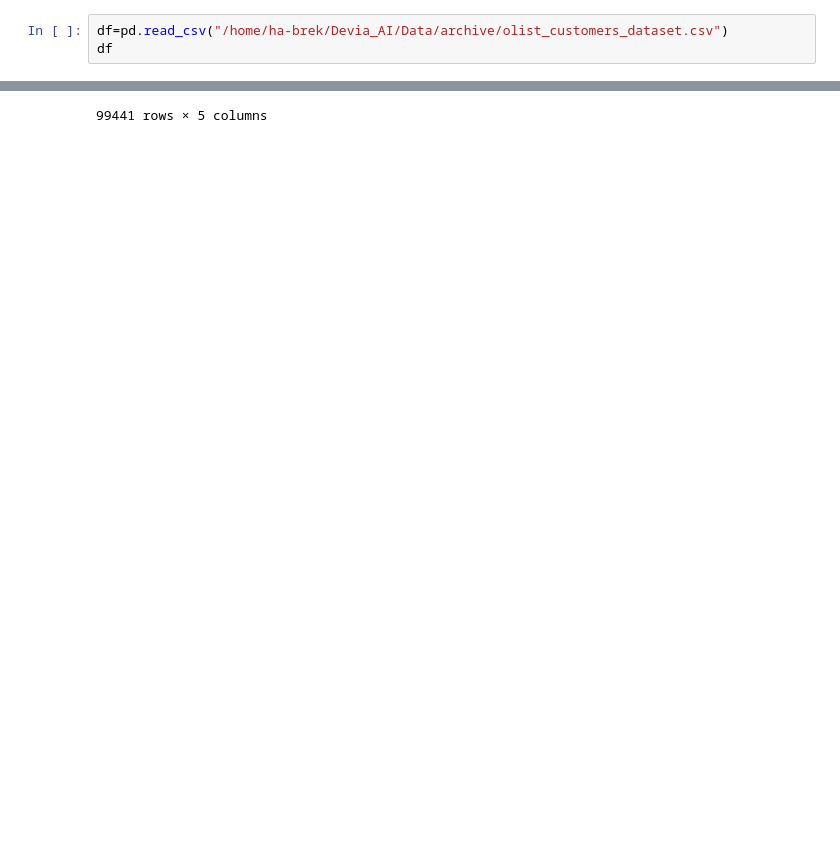
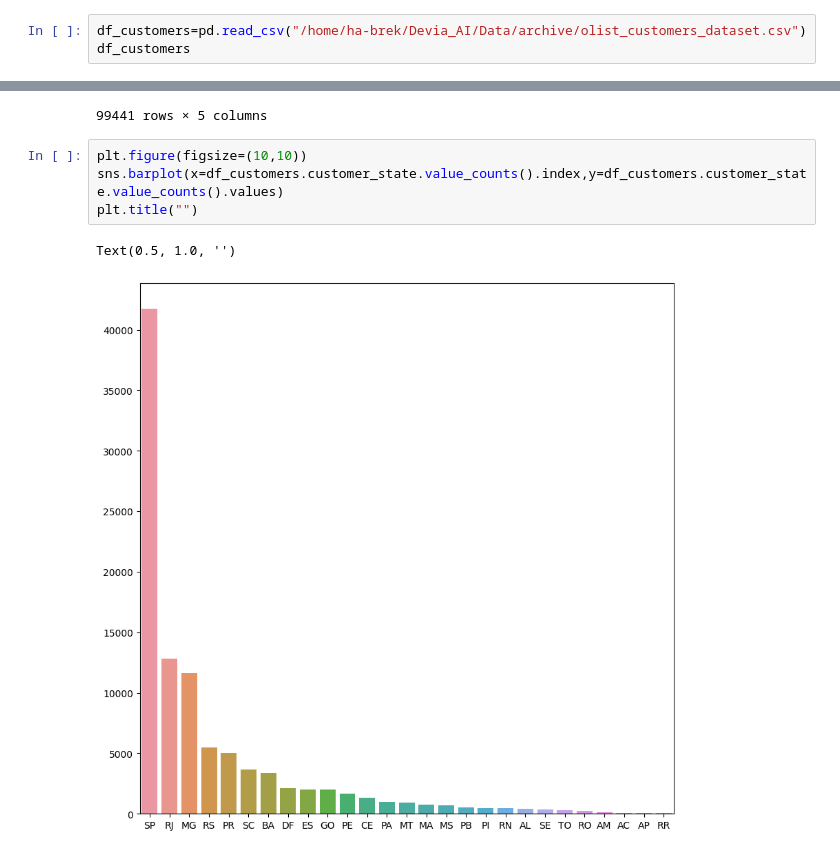
Before and after one commit to haelbrek/Olist, a Jupyter notebook: analyse_hamza/analyse.ipynb, the cells around one changed output, grey strips where cells are left out. Drawn from its saved outputs; the diff is of its cells as text; blank space fills up the shorter version.

Commit message:
commit analyst customer

```diff
--- a/analyse_hamza/analyse.ipynb
+++ b/analyse_hamza/analyse.ipynb
@@ -3,6 +7,6 @@ import pandas as pd
 # %%
-df=pd.read_csv("/home/ha-brek/Devia_AI/Data/archive/olist_customers_dataset.csv")
-df
+df_customers=pd.read_csv("/home/ha-brek/Devia_AI/Data/archive/olist_customers_dataset.csv")
+df_customers
 # %% [output]
 |  | customer_id | customer_unique_id | customer_zip_code_prefix | customer_city | customer_state |
 | 0 | 06b8999e2fba1a1fbc88172c00ba8bc7 | 861eff4711a542e4b93843c6dd7febb0 | 14409 | franca | SP |
@@ -17,3 +21,10 @@ df
 | 99439 | 56b18e2166679b8a959d72dd06da27f9 | 73c2643a0a458b49f58cea58833b192e | 92120 | canoas | RS |
 | 99440 | 274fa6071e5e17fe303b9748641082c8 | 84732c5050c01db9b23e19ba39899398 | 6703 | cotia | SP |
 99441 rows × 5 columns
+# %%
+plt.figure(figsize=(10,10))
+sns.barplot(x=df_customers.customer_state.value_counts().index,y=df_customers.customer_state.value_counts().values)
+plt.title("")
+# %% [output]
+Text(0.5, 1.0, '')
+[figure, added]
```
Also changed, not shown: parts of 15 cells of this notebook.
